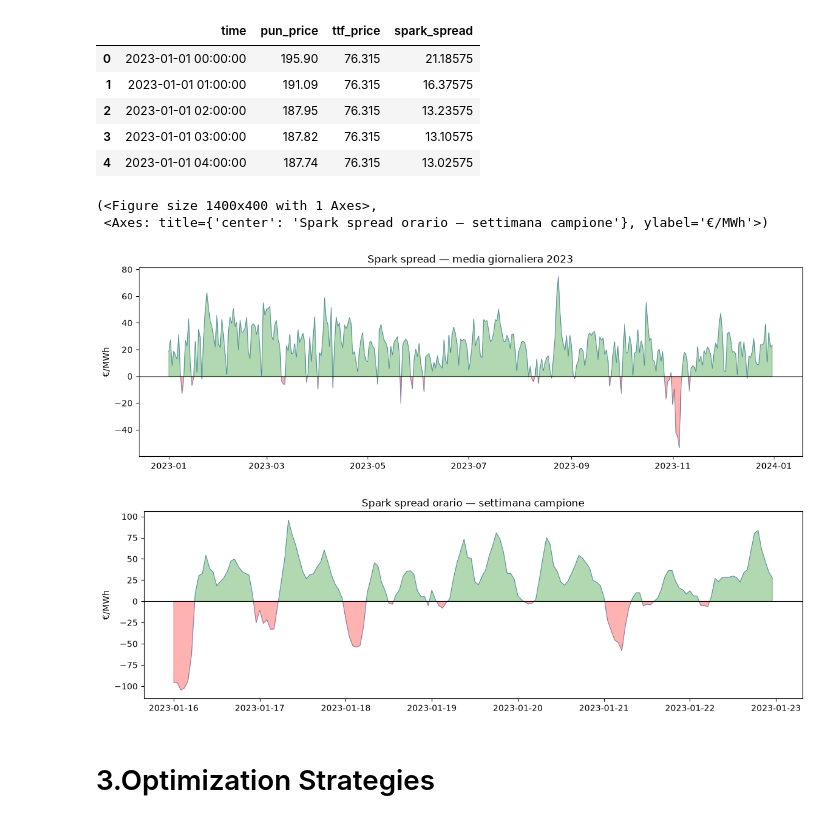
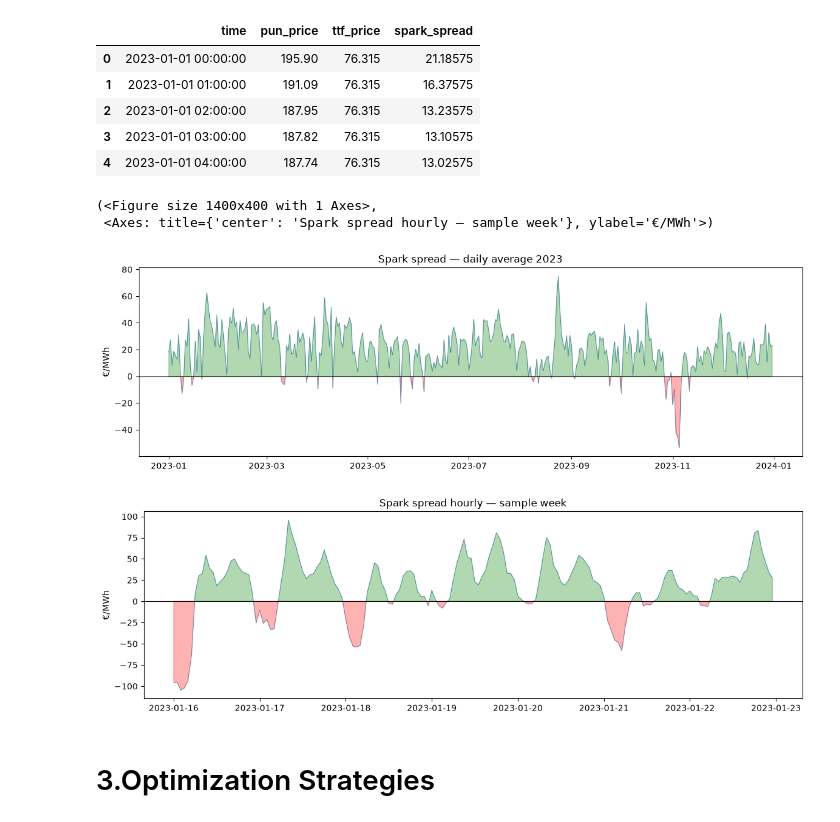
Before and after one commit to Frascus/ccgt-valuation, a Jupyter notebook: analysis.ipynb, the cells around one changed output. Drawn from its saved outputs; the diff is of its cells as text; code cells hidden in the pictures.

```diff
--- a/analysis.ipynb
+++ b/analysis.ipynb
@@ -71,28 +71,28 @@ pun_ttf_prices.head()
 # %%
 # media giornaliera
 daily = (
     pun_ttf_prices.set_index("time")["spark_spread"]
     .resample("D")
     .mean()
 )
 
 plotting.plot_series_vs_threshold(
     daily.index, daily.values,
-    title="Spark spread — media giornaliera 2023", ylabel="€/MWh",
+    title="Spark spread — daily average 2023", ylabel="€/MWh",
 )
 
 # settimana campione
 week = pun_ttf_prices[(pun_ttf_prices["time"] >= "2023-01-16") &
               (pun_ttf_prices["time"] < "2023-01-23")]
 plotting.plot_series_vs_threshold(
     week["time"], week["spark_spread"],
-    title="Spark spread orario — settimana campione", ylabel="€/MWh",
+    title="Spark spread hourly — sample week", ylabel="€/MWh",
 )
 # %% [output]
 (<Figure size 1400x400 with 1 Axes>,
- <Axes: title={'center': 'Spark spread orario — settimana campione'}, ylabel='€/MWh'>)
+ <Axes: title={'center': 'Spark spread hourly — sample week'}, ylabel='€/MWh'>)
-[figure, old version]
+[figure, new version]
-[figure, old version]
+[figure, new version]
 # %% [markdown]
 # 3.Optimization Strategies
 # %% [markdown]
```
Also changed, not shown: parts of 3 cells of this notebook, 2 other files.
